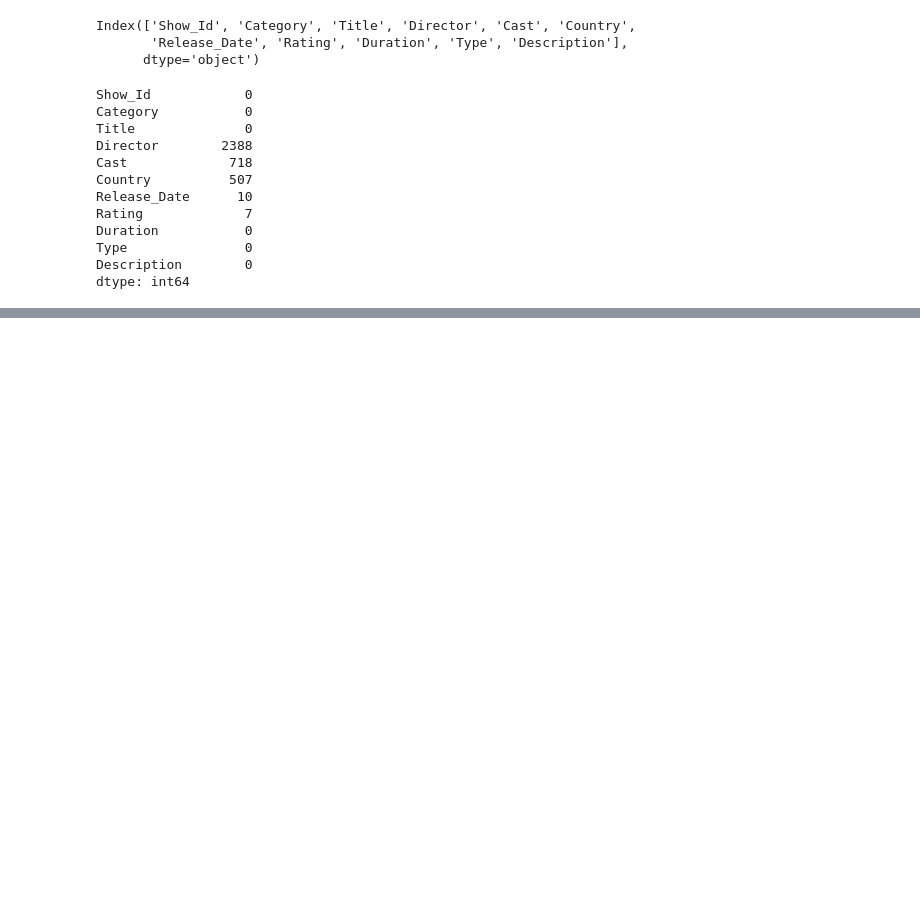
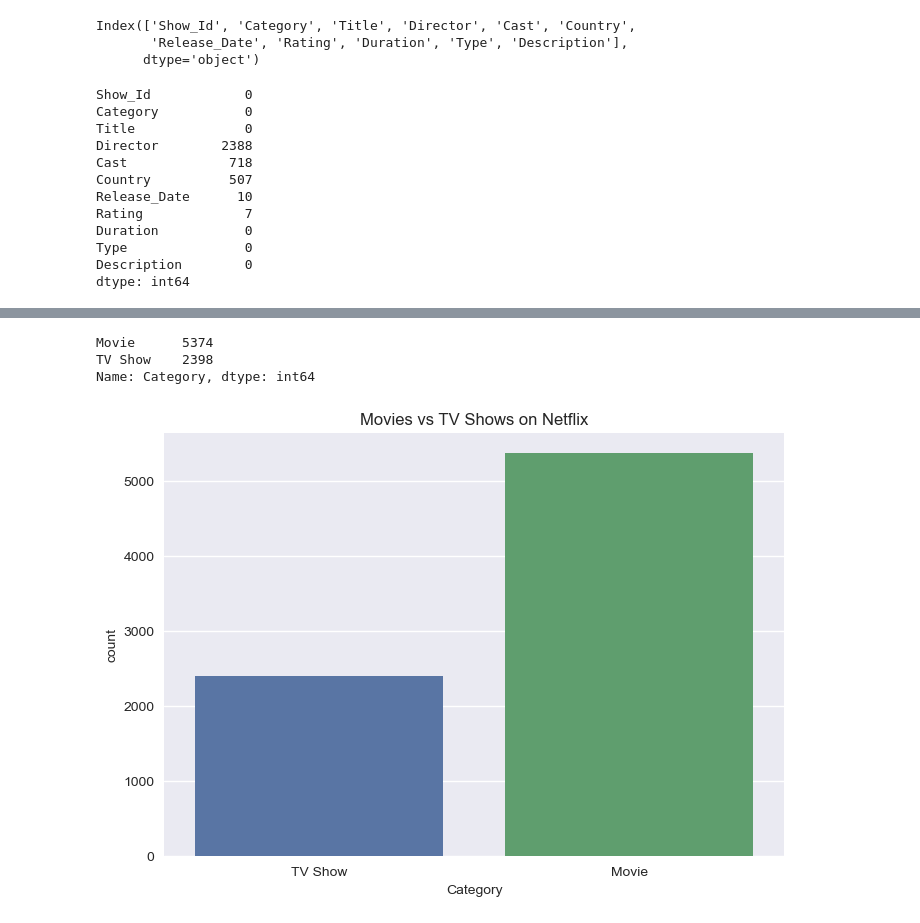
Before and after one commit to AfraBinteAzad/Netflix-Content-Analysis-Data-Cleaning-EDA-Insights-Using-Python, a Jupyter notebook: code.ipynb, the cells around one changed output, grey strips where cells are left out. Cells and saved outputs as stored; diff of their text form; code cells hidden in the pictures; blank space fills up the shorter version.

```diff
--- a/code.ipynb
+++ b/code.ipynb
@@ -70,0 +80,4 @@ dtype: int64
+# %%
+df['Director'].fillna('Unknown',inplace=True)
+df['Cast'].fillna('Unknown',inplace=True)
+df['Country'].fillna('Unknown',inplace=True)
@@ -70,0 +99,2 @@ dtype: int64
+# %%
+df.dropna(subset=['Release_Date','Rating'],inplace=True)
@@ -70,0 +116,16 @@ dtype: int64
+# %%
+df['Release_Date'] = pd.to_datetime(df['Release_Date'], errors='coerce')
+# %%
+df['Year']=df['Release_Date'].dt.year
+# %%
+df['Category'].value_counts()
+# %% [output]
+Movie      5374
+TV Show    2398
+Name: Category, dtype: int64
+# %%
+sns.countplot(data=df,x='Category')
+plt.title("Movies vs TV Shows on Netflix")
+plt.show()
+# %% [output]
+[figure, added]
```
Also changed, not shown: parts of 12 cells of this notebook, 9 other files.
